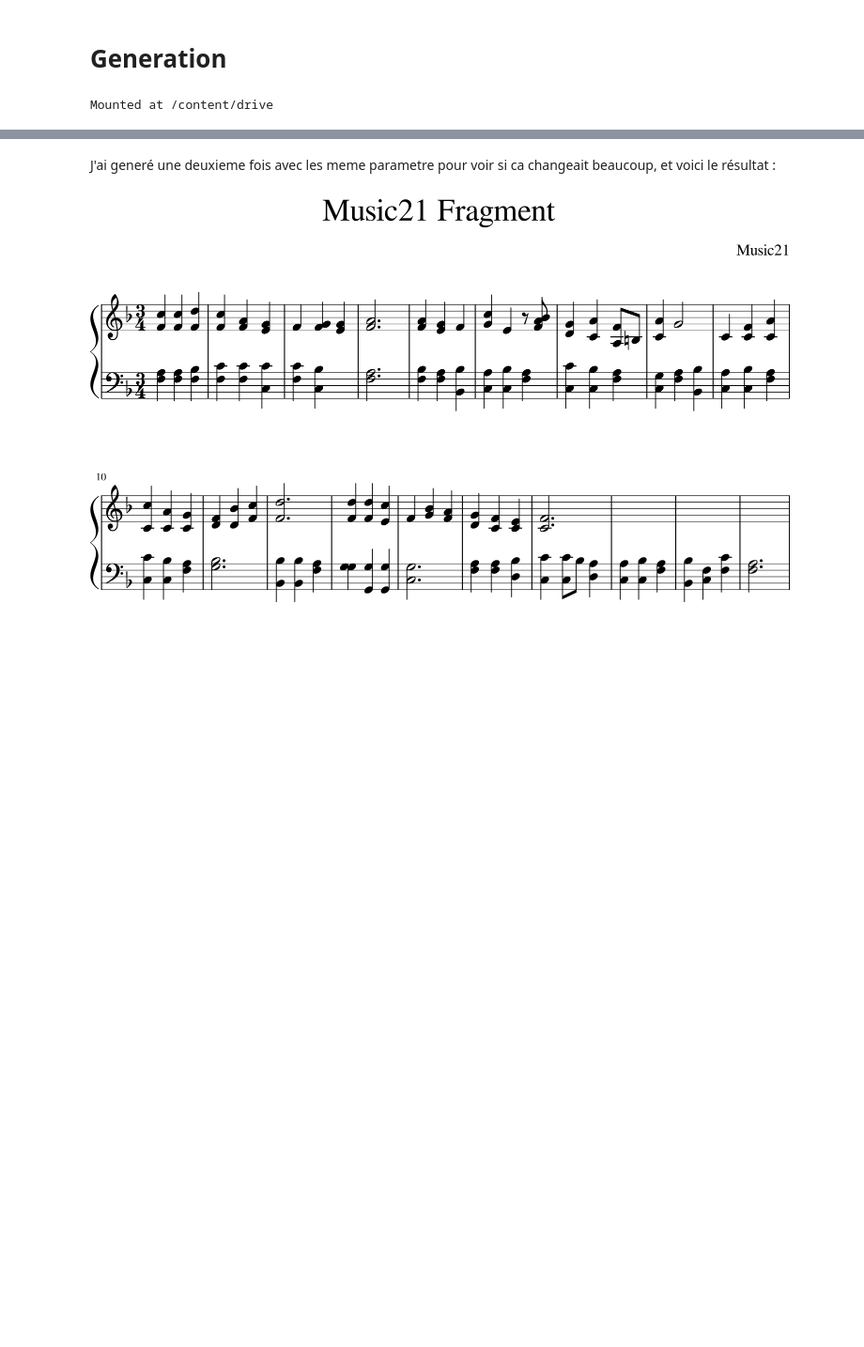
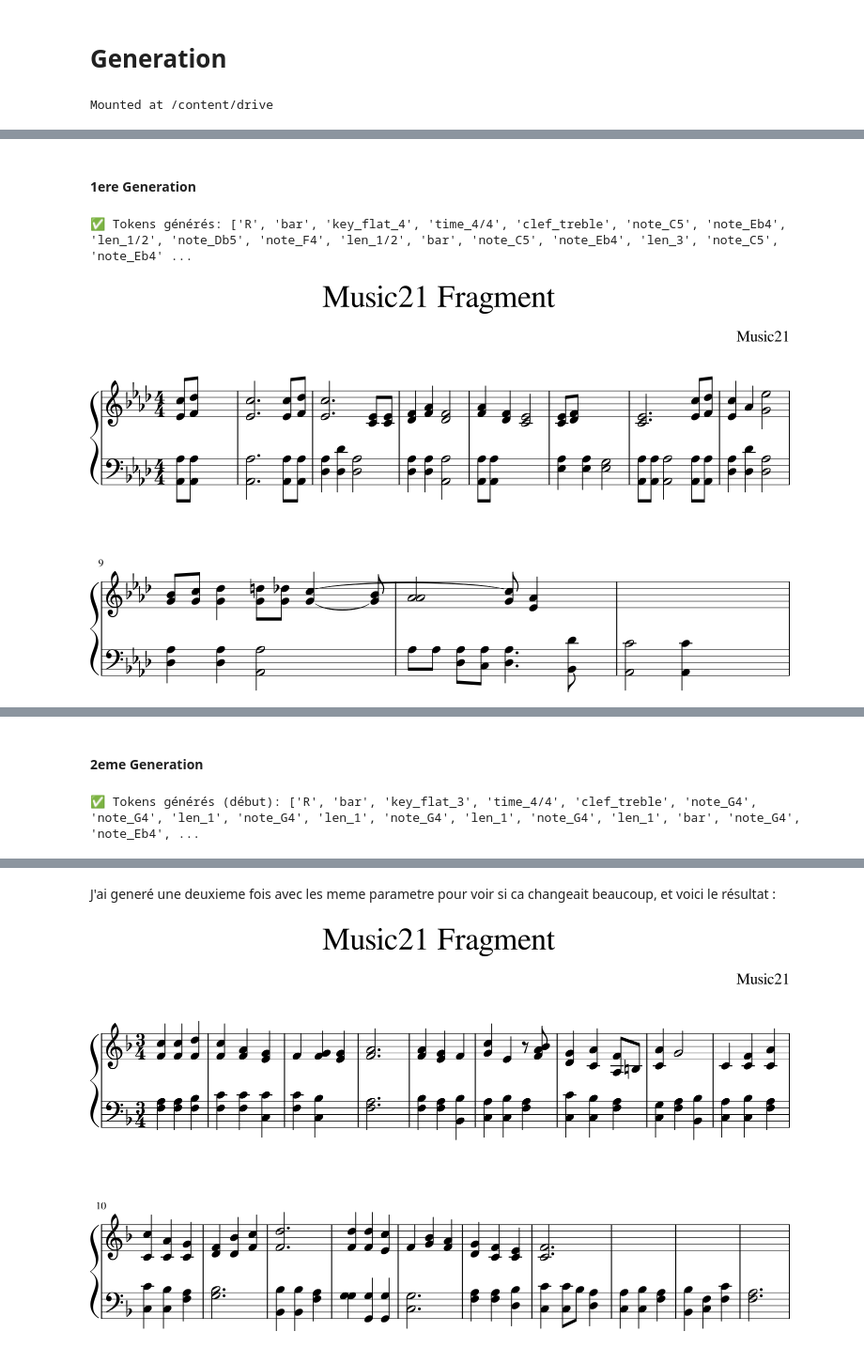
Before and after one commit to gomar0801/BachGen, a Jupyter notebook: notebooks/Pipeline.ipynb, the cells around one changed output, grey strips where cells are left out. Shown at 94% size. Cells and saved outputs as stored; diff of their text form; code cells hidden in the pictures; blank space fills up the shorter version.

```diff
--- a/notebooks/Pipeline.ipynb
+++ b/notebooks/Pipeline.ipynb
@@ -663,0 +325,30 @@ display_and_play("/content/output.musicxml")
+# %% [markdown]
+#### 1ere Generation
+# %%
+from bachgen.generate import generate_tokens_from_primer
+from bachgen.tokens_to_score import tokens_to_score   # ou ta fonction convert_tokens_to_musicxml
+
+MODEL_DIR = "/content/drive/MyDrive/Stage MusicXML/Models_classical_piano/model_gpt2_ids_V2"
+VOCAB_PATH = "/content/drive/MyDrive/Stage MusicXML/vocab_100%/token2id.json"
+
+# Génération à partir de BOS uniquement
+tokens = generate_tokens_from_primer(
+    model_dir=MODEL_DIR,
+    vocab_path=VOCAB_PATH,
+    primer_tokens=[],              # pas de tokens → juste BOS
+    stop_tokens=None,              # on s’arrête uniquement à EOS
+    max_new_tokens=300,
+    top_k=8,
+    temperature=1.0,
+)
+
+print("✅ Tokens générés:", tokens[:50], "...")
+# %% [output]
+✅ Tokens générés: ['R', 'bar', 'key_flat_4', 'time_4/4', 'clef_treble', 'note_C5', 'note_Eb4', 'len_1/2', 'note_Db5', 'note_F4', 'len_1/2', 'bar', 'note_C5', 'note_Eb4', 'len_3', 'note_C5', 'note_Eb4' ...
+# %%
+# Conversion en MusicXML + affichage
+xml_path = "/content/output.musicxml"
+score = convert_tokens_to_musicxml(tokens, xml_path)
+display_and_play(xml_path)
+# %% [output]
+[figure, added]
@@ -663,0 +356,23 @@ display_and_play("/content/output.musicxml")
+# %% [markdown]
+#### 2eme Generation
+# %%
+from bachgen.generate import generate_tokens_from_primer
+
+MODEL_DIR = "/content/drive/MyDrive/Stage MusicXML/Models_classical_piano/model_gpt2_ids_V2"
+VOCAB_PATH = "/content/drive/MyDrive/Stage MusicXML/vocab_100%/token2id.json"
+
+primer_tokens = ["R", "bar", "key_flat_3", "time_4/4", "clef_treble"]
+
+tokens = generate_tokens_from_primer(
+    model_dir=MODEL_DIR,
+    vocab_path=VOCAB_PATH,
+    primer_tokens=primer_tokens,  # <- ton prompt de départ
+    stop_tokens=None,              # s’arrête uniquement sur <EOS>
+    max_new_tokens=300,
+    top_k=8,
+    temperature=1.0,
+)
+
+print("✅ Tokens générés (début):", tokens[:50], "...")
+# %% [output]
+✅ Tokens générés (début): ['R', 'bar', 'key_flat_3', 'time_4/4', 'clef_treble', 'note_G4', 'note_G4', 'len_1', 'note_G4', 'len_1', 'note_G4', 'len_1', 'note_G4', 'len_1', 'bar', 'note_G4', 'note_Eb4', ...
```
Also changed, not shown: parts of 90 cells of this notebook.
